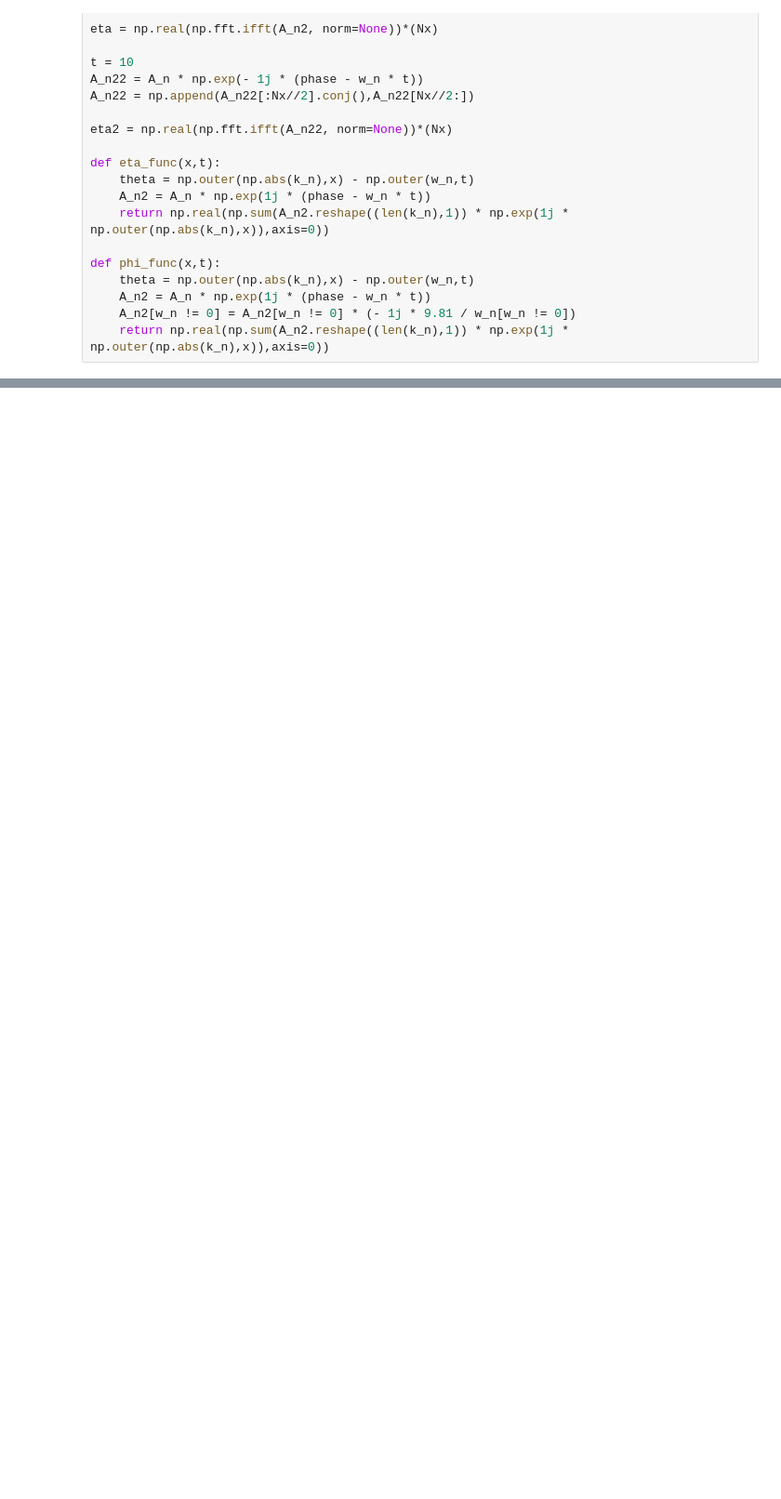
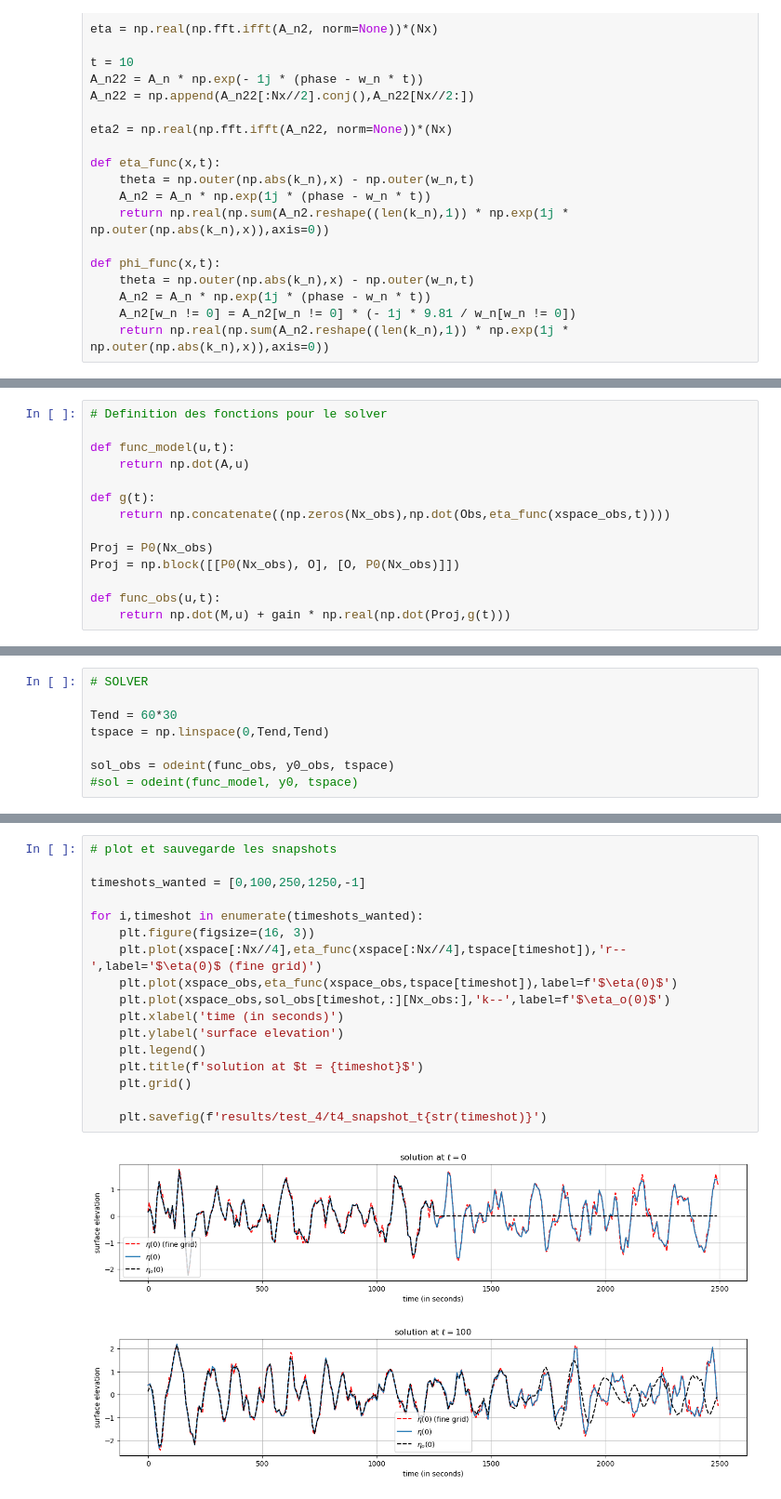
Before and after one commit to lucas-perrin/Nicolas_Hambourg, a Jupyter notebook: jonswap.ipynb, the cells around one changed output, grey strips where cells are left out. Shown at 93% size. Saved outputs shown, nothing was run; the diff lists cells and outputs as text; blank space fills up the shorter version.

```diff
--- a/jonswap.ipynb
+++ b/jonswap.ipynb
@@ -257,0 +325,14 @@ np.linalg.norm(np.fft.fft(eta_func(xspace_obs,Tend)) - np.fft.fft(sol[-1,:][Nx_o
+# %%
+# Definition des fonctions pour le solver
+
+def func_model(u,t):
+    return np.dot(A,u)
+
+def g(t):
+    return np.concatenate((np.zeros(Nx_obs),np.dot(Obs,eta_func(xspace_obs,t))))
+
+Proj = P0(Nx_obs)
+Proj = np.block([[P0(Nx_obs), O], [O, P0(Nx_obs)]])
+
+def func_obs(u,t):
+    return np.dot(M,u) + gain * np.real(np.dot(Proj,g(t)))
@@ -257,0 +353,8 @@ np.linalg.norm(np.fft.fft(eta_func(xspace_obs,Tend)) - np.fft.fft(sol[-1,:][Nx_o
+# %%
+# SOLVER
+
+Tend = 60*30
+tspace = np.linspace(0,Tend,Tend)
+
+sol_obs = odeint(func_obs, y0_obs, tspace)
+#sol = odeint(func_model, y0, tspace)
@@ -257,0 +423,20 @@ np.linalg.norm(np.fft.fft(eta_func(xspace_obs,Tend)) - np.fft.fft(sol[-1,:][Nx_o
+# %%
+# plot et sauvegarde les snapshots
+
+timeshots_wanted = [0,100,250,1250,-1]
+
+for i,timeshot in enumerate(timeshots_wanted):
+    plt.figure(figsize=(16, 3))
+    plt.plot(xspace[:Nx//4],eta_func(xspace[:Nx//4],tspace[timeshot]),'r--',label='$\eta(0)$ (fine grid)')
+    plt.plot(xspace_obs,eta_func(xspace_obs,tspace[timeshot]),label=f'$\eta(0)$')
+    plt.plot(xspace_obs,sol_obs[timeshot,:][Nx_obs:],'k--',label=f'$\eta_o(0)$')
+    plt.xlabel('time (in seconds)')
+    plt.ylabel('surface elevation')
+    plt.legend()
+    plt.title(f'solution at $t = {timeshot}$')
+    plt.grid()
+
+    plt.savefig(f'results/test_4/t4_snapshot_t{str(timeshot)}')
+# %% [output]
+[figure, added]
+[figure, added]
```
Also changed, not shown: parts of 47 cells of this notebook.
